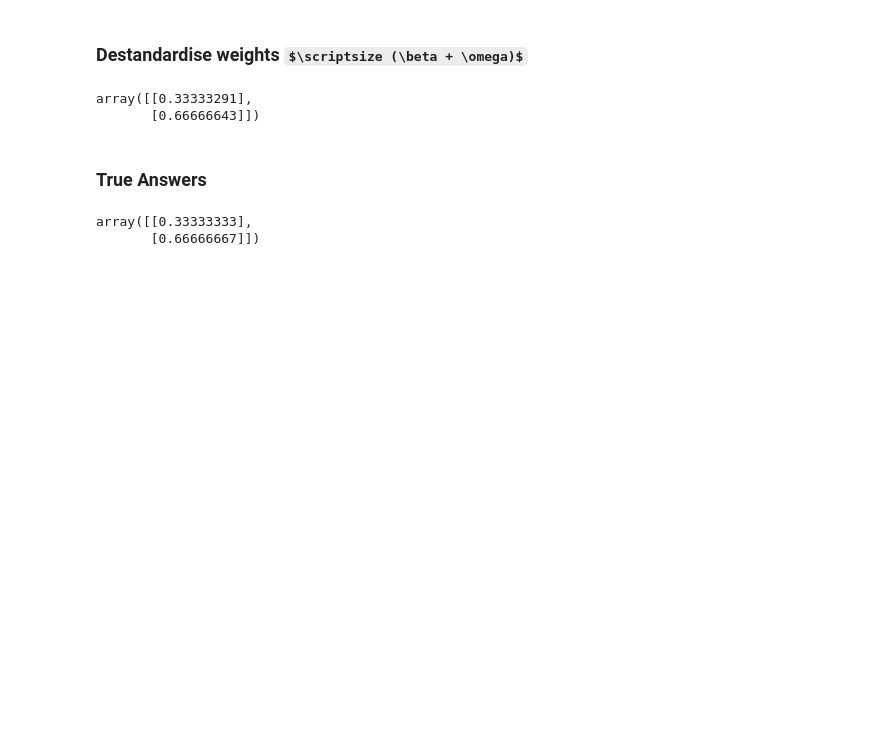
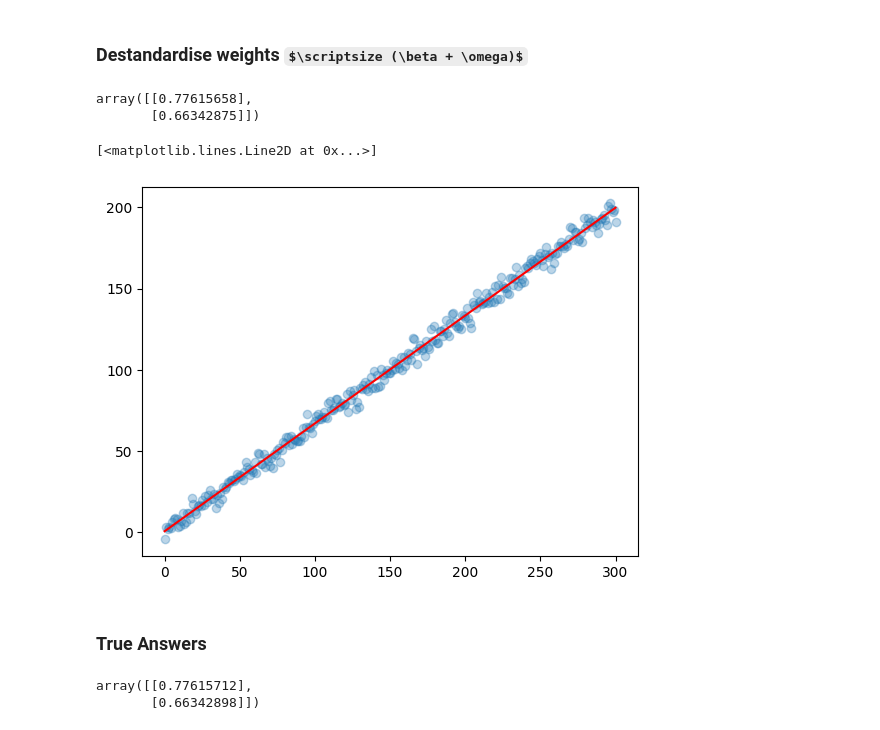
Before and after one commit to RobertDavidson1/Learning-MachineLearning, a Jupyter notebook: Univariate_Linear_Regression.ipynb, the cells around one changed output. Cells and saved outputs as stored; diff of their text form; code cells hidden in the pictures; some formulas as TeX source; blank space fills up the shorter version.

```diff
--- a/Univariate_Linear_Regression.ipynb
+++ b/Univariate_Linear_Regression.ipynb
@@ -9,8 +10,14 @@ import numpy as np
 # Create X as an array of range 0-300, step 1
 X = np.arange(0,301,1).reshape(-1,1)
 
+# Calculate the true y values based on the given formula
+y = 1/3 + ((2/3) * X)
 
-y = 1/3 + ((2/3)* X)
+# Generate Gaussian (normal) noise
+noise = np.random.normal(loc=0, scale=4, size=y.shape)
+
+# Add noise to the true_y to get noisy true y values
+y = y + noise
 
 print(f"First 3 entries of X: \n{X[0:3]}\n\n First 3 entries of y: \n{y[0:3]}")
 # %% [output]
@@ -190,8 +197,27 @@ weights_1_prime = weights[1] / sig
 weights = np.array([weights_0_prime, weights_1_prime])
 weights
 # %% [output]
-array([[0.33333291],
-       [0.66666643]])
+array([[0.77615658],
+       [0.66342875]])
+# %%
+X_b = np.arange(0,301,1).reshape(-1, 1)  # Ensuring true_X is a 2D array
+ones = np.ones((X_b.shape[0], 1))
+X_b = np.hstack((ones, X_b))  # Now true_X and ones have compatible dimensions
+true_y = 1/3 + ((2/3) * X_b)
+
+X_values = np.arange(0,301,1)
+true_y = 1/3 + ((2/3) * X_values)
+
+pred_y = hypothesis(X_b, weights)
+
+
+pred_y.shape
+
+plt.scatter(X_values, y, alpha=0.3)
+plt.plot(X_values, pred_y, c= 'red')
+# %% [output]
+[<matplotlib.lines.Line2D at 0x...>]
+[figure, added]
 # %% [markdown]
 ### True Answers
 # %%
@@ -199,5 +225,5 @@ X[:,1] = (X[:,1] * sig) + mu # Destandardise Second Column
 weights = np.linalg.pinv(X.T @ X) @ X.T @ y # Use normal equation to calculate weights
 weights
 # %% [output]
-array([[0.33333333],
-       [0.66666667]])
+array([[0.77615712],
+       [0.66342898]])
```
Also changed, not shown: parts of 6 cells of this notebook, 6 other files.
